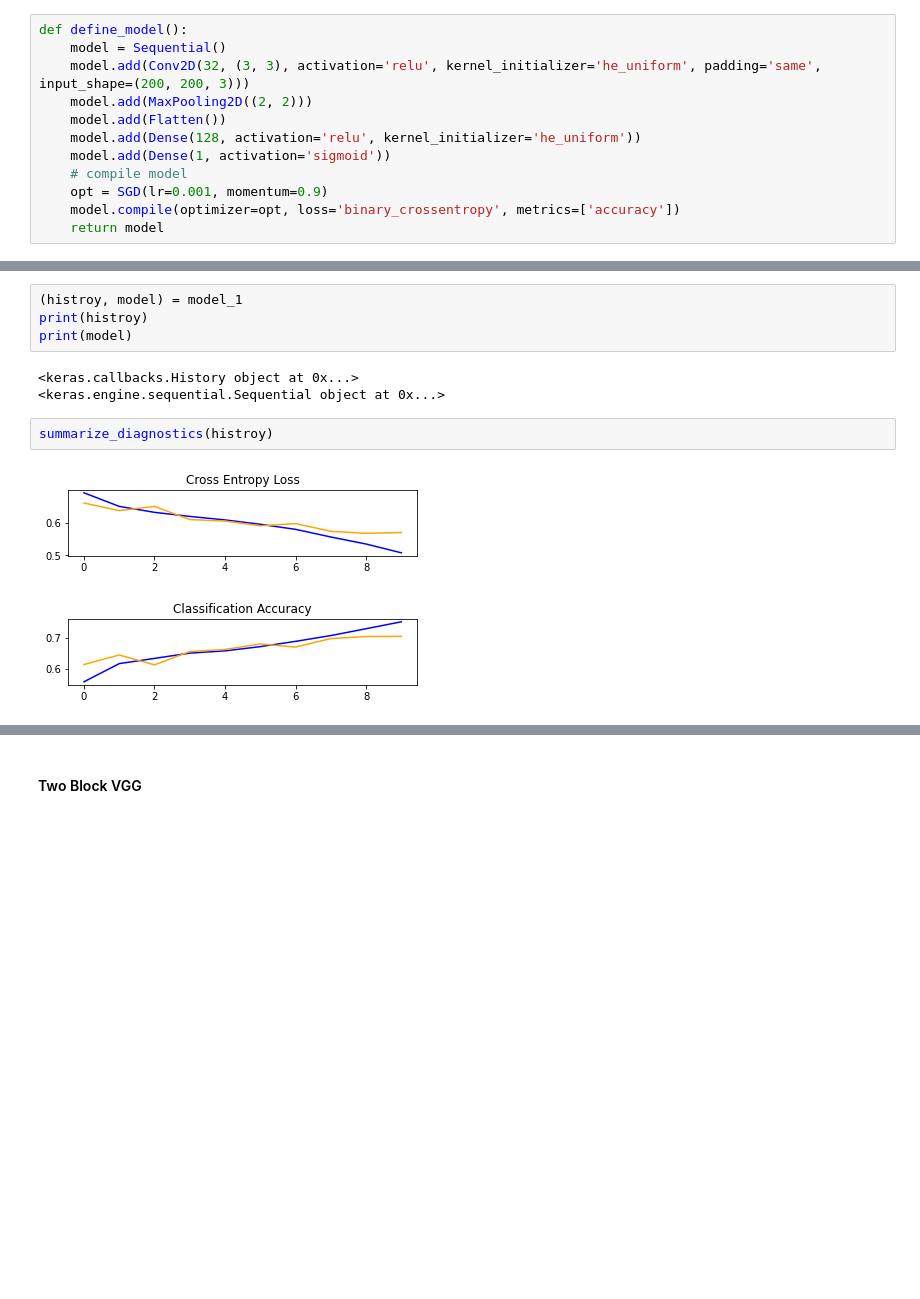
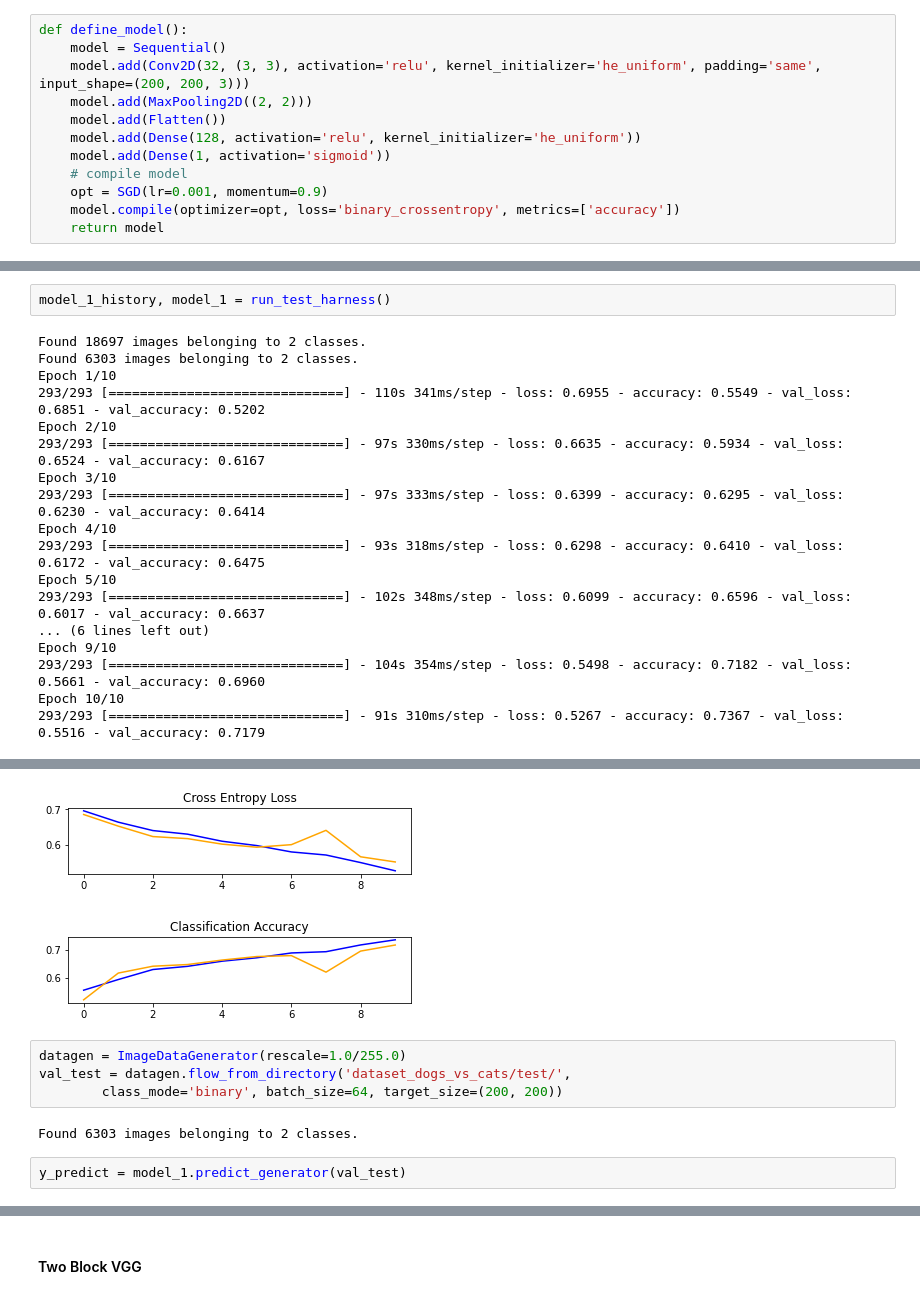
Before and after one commit to erinmcmahon26/Image-Recognizer, a Jupyter notebook: Image_Recognizer.ipynb, the cells around one changed output, grey strips where cells are left out. Cells and saved outputs as stored; diff of their text form; blank space fills up the shorter version.

```diff
--- a/Image_Recognizer.ipynb
+++ b/Image_Recognizer.ipynb
@@ -226,11 +202,20 @@ Epoch 10/10
-# %%
-(histroy, model) = model_1
-print(histroy)
-print(model)
-# %% [output]
-<keras.callbacks.History object at 0x...>
-<keras.engine.sequential.Sequential object at 0x...>
-# %%
-summarize_diagnostics(histroy)
-# %% [output]
-[figure, removed]
+# %%
+model_1_history, model_1 = run_test_harness()
+# %% [output]
+Found 18697 images belonging to 2 classes.
+Found 6303 images belonging to 2 classes.
+Epoch 1/10
+293/293 [==============================] - 110s 341ms/step - loss: 0.6955 - accuracy: 0.5549 - val_loss: 0.6851 - val_accuracy: 0.5202
+Epoch 2/10
+293/293 [==============================] - 97s 330ms/step - loss: 0.6635 - accuracy: 0.5934 - val_loss: 0.6524 - val_accuracy: 0.6167
+Epoch 3/10
+293/293 [==============================] - 97s 333ms/step - loss: 0.6399 - accuracy: 0.6295 - val_loss: 0.6230 - val_accuracy: 0.6414
+Epoch 4/10
+293/293 [==============================] - 93s 318ms/step - loss: 0.6298 - accuracy: 0.6410 - val_loss: 0.6172 - val_accuracy: 0.6475
+Epoch 5/10
+293/293 [==============================] - 102s 348ms/step - loss: 0.6099 - accuracy: 0.6596 - val_loss: 0.6017 - val_accuracy: 0.6637
+... (6 lines left out)
+Epoch 9/10
+293/293 [==============================] - 104s 354ms/step - loss: 0.5498 - accuracy: 0.7182 - val_loss: 0.5661 - val_accuracy: 0.6960
+Epoch 10/10
+293/293 [==============================] - 91s 310ms/step - loss: 0.5267 - accuracy: 0.7367 - val_loss: 0.5516 - val_accuracy: 0.7179
@@ -236,0 +224,9 @@ summarize_diagnostics(histroy)
+[figure, added]
+# %%
+datagen = ImageDataGenerator(rescale=1.0/255.0)
+val_test = datagen.flow_from_directory('dataset_dogs_vs_cats/test/',
+		class_mode='binary', batch_size=64, target_size=(200, 200))
+# %% [output]
+Found 6303 images belonging to 2 classes.
+# %%
+y_predict = model_1.predict_generator(val_test)
```
Also changed, not shown: parts of 11 cells of this notebook.
